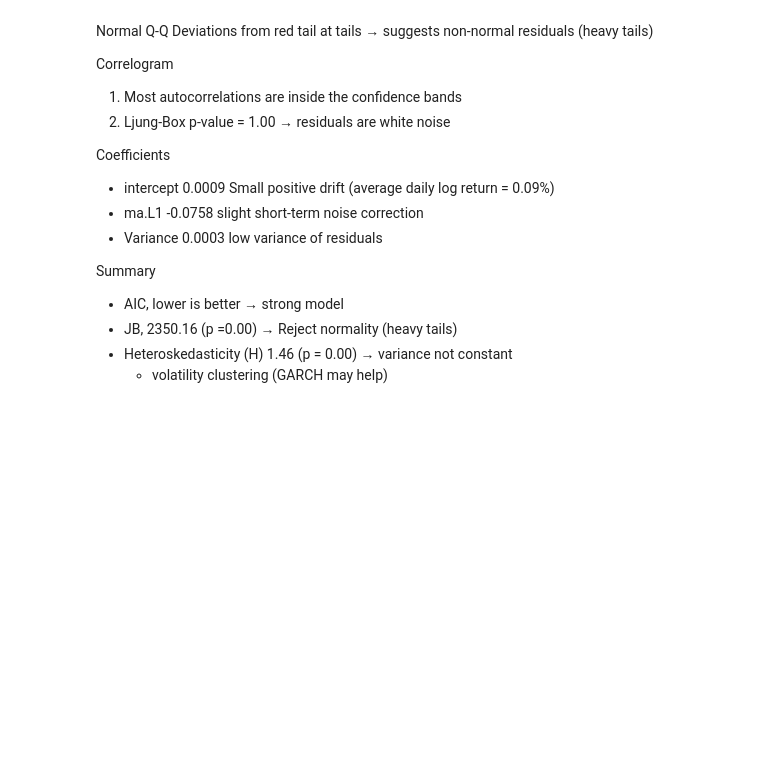
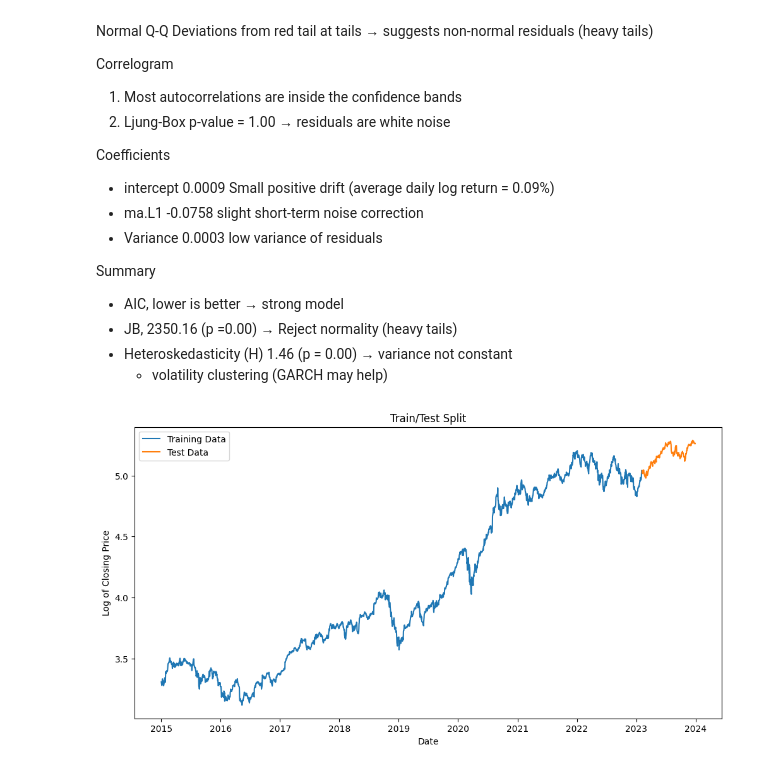
Before and after one commit to hankimmy/AAPL_ARIMA, a Jupyter notebook: arima.ipynb, the cells around one changed output. Cells and saved outputs as stored; diff of their text form; code cells hidden in the pictures; blank space fills up the shorter version.

```diff
--- a/arima.ipynb
+++ b/arima.ipynb
@@ -287,3 +287,19 @@ Summary
 - JB, 2350.16 (p =0.00) → Reject normality (heavy tails)
 - Heteroskedasticity (H) 1.46 (p = 0.00) → variance not constant
     - volatility clustering (GARCH may help)
+# %%
+# Split data
+train_size = int(len(df_log) * 0.9)
+train_data, test_data = df_log[:train_size], df_log[train_size:]
+
+# Plot training and testing data
+plt.figure(figsize=(12,6))
+plt.plot(train_data, label='Training Data')
+plt.plot(test_data, label='Test Data')
+plt.title('Train/Test Split')
+plt.xlabel('Date')
+plt.ylabel('Log of Closing Price')
+plt.legend()
+plt.show()
+# %% [output]
+[figure, added]
```
Also changed, not shown: parts of 2 cells of this notebook.
